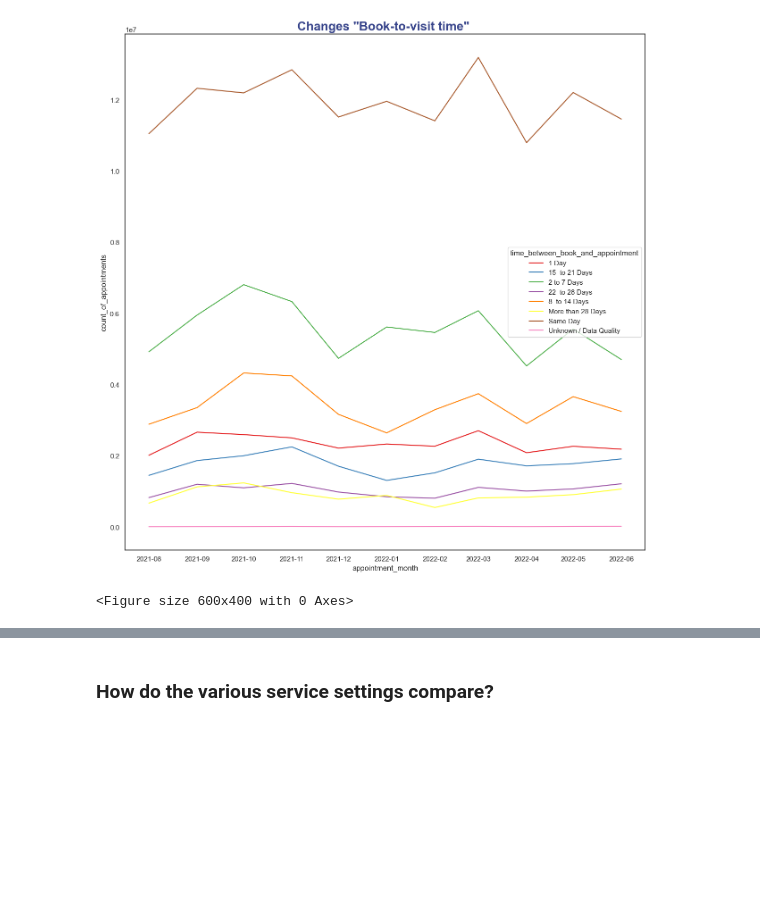
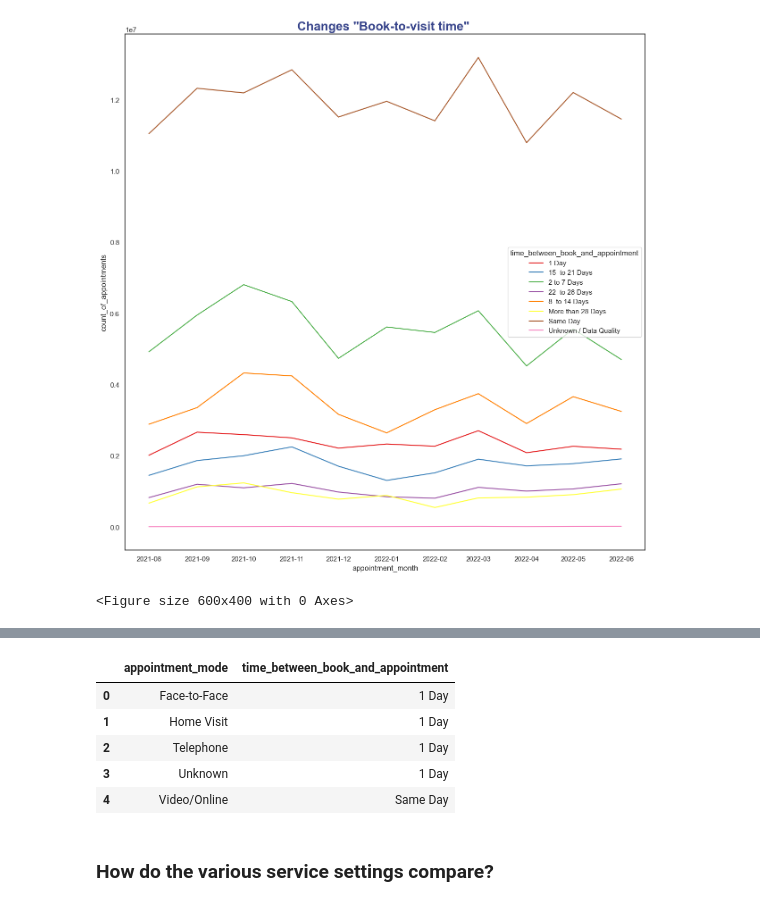
Before and after one commit to DimaBrikach/NHS_Assignment, a Jupyter notebook: Dzmitry_Brykach_DA201_Assignment.ipynb, the cells around one changed output, grey strips where cells are left out. Cells and saved outputs as stored; diff of their text form; code cells hidden in the pictures; blank space fills up the shorter version.

```diff
--- a/Dzmitry_Brykach_DA201_Assignment.ipynb
+++ b/Dzmitry_Brykach_DA201_Assignment.ipynb
@@ -842,3 +869,15 @@ plt.figure(figsize=(6, 4))
+# %%
+
+most_frequent_time = appts_regional_agg.groupby('appointment_mode')['time_between_book_and_appointment'].apply(lambda x: x.mode().iloc[0]).reset_index()
+#most_frequent_time.rename(columns={'appointment_n_time_between_book_': 'time between book and appointment'}, inplace=True)
+most_frequent_time
+# %% [output]
+|  | appointment_mode | time_between_book_and_appointment |
+| 0 | Face-to-Face | 1 Day |
+| 1 | Home Visit | 1 Day |
+| 2 | Telephone | 1 Day |
+| 3 | Unknown | 1 Day |
+| 4 | Video/Online | Same Day |
 # %% [markdown]
 ### How do the various service settings compare?
 # %%
```
Also changed, not shown: parts of 2 cells of this notebook.
